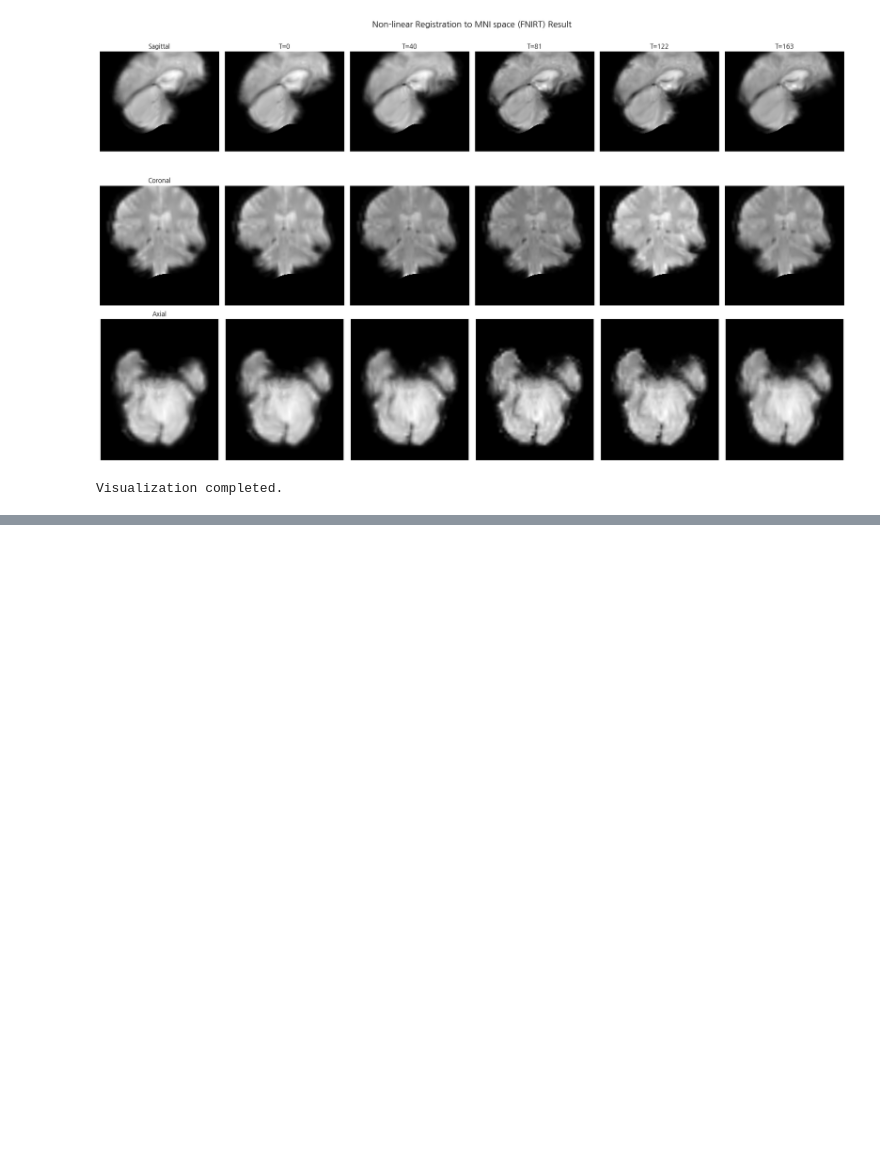
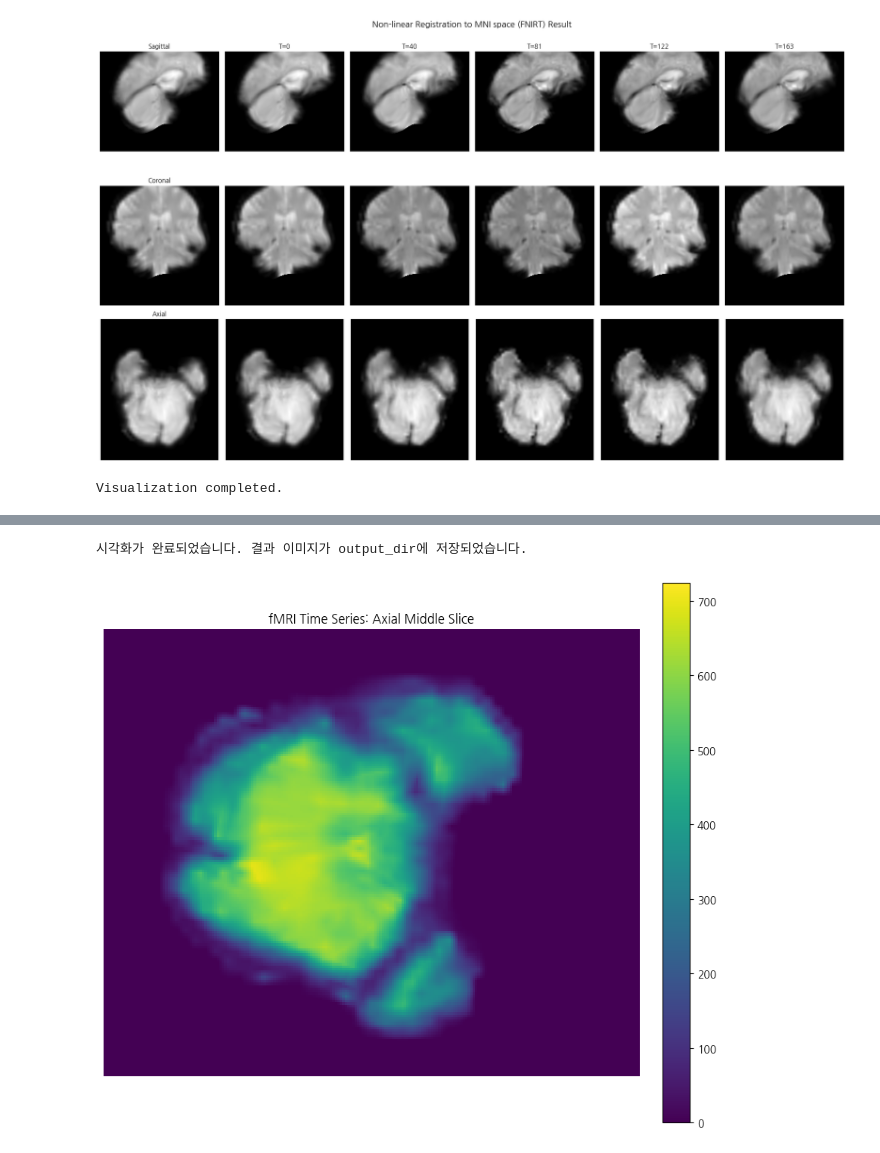
Before and after one commit to minyoungci/fMRI-, a Jupyter notebook: Prepreprocessing/Pipeline_test.ipynb, the cells around one changed output, grey strips where cells are left out. Saved outputs shown, nothing was run; the diff lists cells and outputs as text; code cells hidden in the pictures; blank space fills up the shorter version.

```diff
--- a/Prepreprocessing/Pipeline_test.ipynb
+++ b/Prepreprocessing/Pipeline_test.ipynb
@@ -685,0 +790,68 @@ Visualization completed.
+# %%
+import os
+import nibabel as nib
+import numpy as np
+import matplotlib.pyplot as plt
+from nilearn import plotting, image
+
+output_dir = '/home/minyoungxi/MINYOUNGXI/XFL/Data/OASISSamples7.1/Sample5'
+fmri_in_mni = os.path.join(output_dir, "fmri_in_mni_space.nii.gz")
+
+fmri_img = nib.load(fmri_in_mni)
+fmri_data = fmri_img.get_fdata()
+
+time_points = [0, fmri_data.shape[-1] // 2, -1]
+
+fig, axes = plt.subplots(3, 3, figsize=(15, 15))
+fig.suptitle("fMRI in MNI Space: Multiple Views and Time Points", fontsize=16)
+
+views = ['Sagittal', 'Coronal', 'Axial']
+indices = {'Sagittal': [60, 80, 100], 'Coronal': [60, 80, 100], 'Axial': [30, 40, 50]}
+
+for row, view in enumerate(views):
+    for col, time_point in enumerate(time_points):
+        if view == 'Sagittal':
+            slice_data = np.rot90(fmri_data[indices[view][1], :, :, time_point])
+        elif view == 'Coronal':
+            slice_data = np.rot90(fmri_data[:, indices[view][1], :, time_point])
+        else:  # Axial
+            slice_data = np.rot90(fmri_data[:, :, indices[view][1], time_point])
+
+        im = axes[row, col].imshow(slice_data, cmap='viridis')
+        axes[row, col].set_title(f'{view}: Time {time_point}')
+        axes[row, col].axis('off')
+        fig.colorbar(im, ax=axes[row, col], fraction=0.046, pad=0.04)
+
+plt.tight_layout()
+plt.savefig(os.path.join(output_dir, 'fmri_multiple_views_timepoints.png'))
+plt.close()
+
+for i, time_point in enumerate(time_points):
+    fig = plt.figure(figsize=(10, 10))
+    plotting.plot_glass_brain(image.index_img(fmri_img, time_point), display_mode='ortho', colorbar=True, figure=fig)
+    plt.title(f"3D Glass Brain View of fMRI in MNI Space (Time: {time_point})")
+    plt.savefig(os.path.join(output_dir, f'fmri_glass_brain_time{time_point}.png'))
+    plt.close()
+
+n_timepoints = fmri_data.shape[-1]
+mid_slice = fmri_data.shape[2] // 2
+
+fig, ax = plt.subplots(figsize=(10, 10))
+plt.title("fMRI Time Series: Axial Middle Slice")
+
+im = ax.imshow(fmri_data[:, :, mid_slice, 0], cmap='viridis', animated=True)
+ax.axis('off')
+fig.colorbar(im, ax=ax, fraction=0.046, pad=0.04)
+
+def update(frame):
+    im.set_array(fmri_data[:, :, mid_slice, frame])
+    return [im]
+
+from matplotlib.animation import FuncAnimation
+anim = FuncAnimation(fig, update, frames=n_timepoints, interval=50, blit=True)
+anim.save(os.path.join(output_dir, 'fmri_time_series.gif'), writer='pillow')
+
+print("시각화가 완료되었습니다. 결과 이미지가 output_dir에 저장되었습니다.")
+# %% [output]
+시각화가 완료되었습니다. 결과 이미지가 output_dir에 저장되었습니다.
+[figure, added]
```
Also changed, not shown: parts of 8 cells of this notebook, 1 other file.
